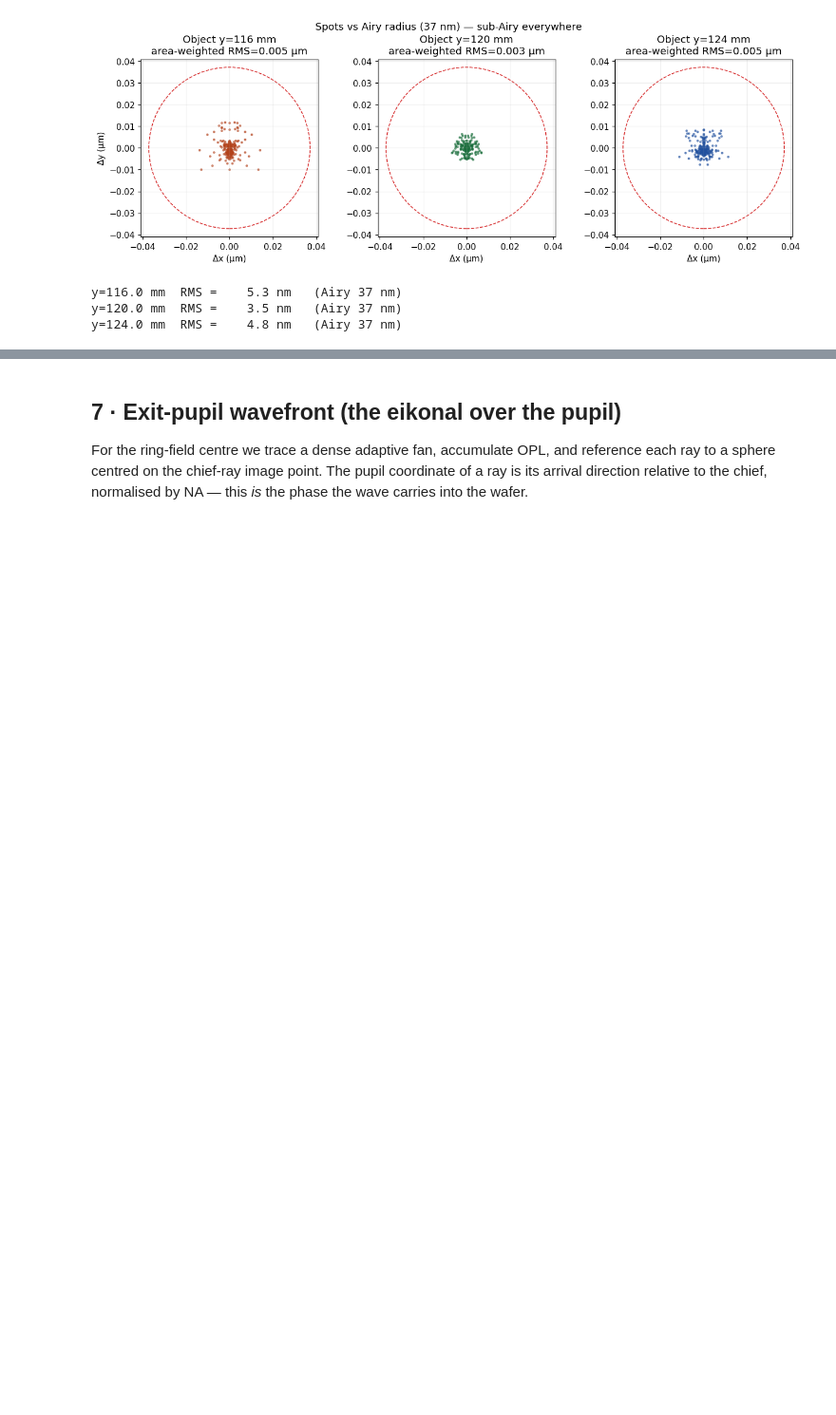
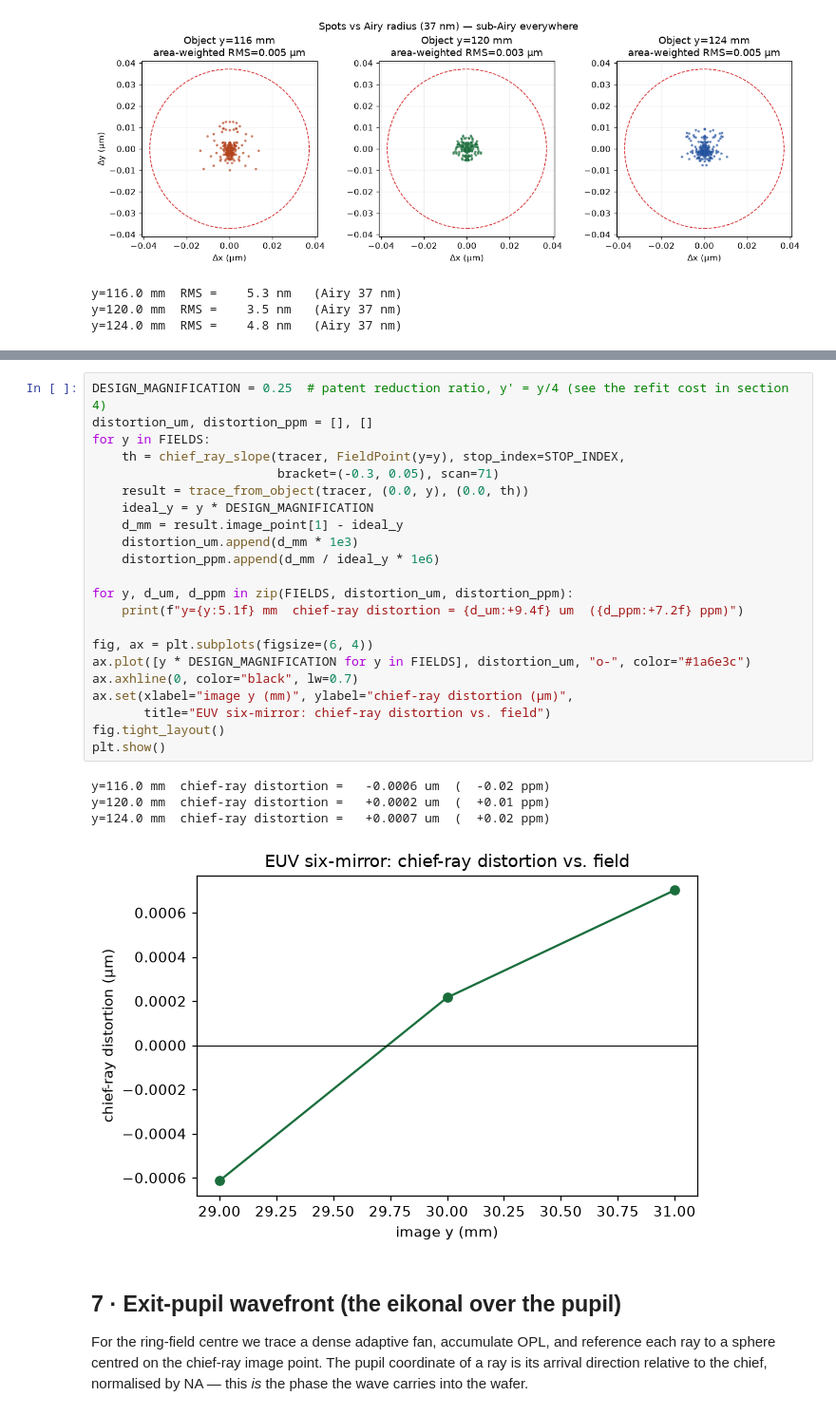
Before and after one commit to blancusjh/geometrical-raytracer, a Jupyter notebook: examples/notebooks/euv_six_mirror.ipynb, the cells around one changed output, grey strips where cells are left out. Shown at 95% size. Cells and saved outputs as stored; diff of their text form; blank space fills up the shorter version.

```diff
--- a/examples/notebooks/euv_six_mirror.ipynb
+++ b/examples/notebooks/euv_six_mirror.ipynb
@@ -279,3 +288,30 @@ y=124.0 mm  RMS =    4.8 nm   (Airy 37 nm)
+# %%
+DESIGN_MAGNIFICATION = 0.25  # patent reduction ratio, y' = y/4 (see the refit cost in section 4)
+distortion_um, distortion_ppm = [], []
+for y in FIELDS:
+    th = chief_ray_slope(tracer, FieldPoint(y=y), stop_index=STOP_INDEX,
+                         bracket=(-0.3, 0.05), scan=71)
+    result = trace_from_object(tracer, (0.0, y), (0.0, th))
+    ideal_y = y * DESIGN_MAGNIFICATION
+    d_mm = result.image_point[1] - ideal_y
+    distortion_um.append(d_mm * 1e3)
+    distortion_ppm.append(d_mm / ideal_y * 1e6)
+
+for y, d_um, d_ppm in zip(FIELDS, distortion_um, distortion_ppm):
+    print(f"y={y:5.1f} mm  chief-ray distortion = {d_um:+9.4f} um  ({d_ppm:+7.2f} ppm)")
+
+fig, ax = plt.subplots(figsize=(6, 4))
+ax.plot([y * DESIGN_MAGNIFICATION for y in FIELDS], distortion_um, "o-", color="#1a6e3c")
+ax.axhline(0, color="black", lw=0.7)
+ax.set(xlabel="image y (mm)", ylabel="chief-ray distortion (µm)",
+       title="EUV six-mirror: chief-ray distortion vs. field")
+fig.tight_layout()
+plt.show()
+# %% [output]
+y=116.0 mm  chief-ray distortion =   -0.0006 um  (  -0.02 ppm)
+y=120.0 mm  chief-ray distortion =   +0.0002 um  (  +0.01 ppm)
+y=124.0 mm  chief-ray distortion =   +0.0007 um  (  +0.02 ppm)
+[figure, added]
 # %% [markdown]
 ## 7 · Exit-pupil wavefront (the eikonal over the pupil)
 
```
Also changed, not shown: parts of 3 cells of this notebook, 10 other files.
